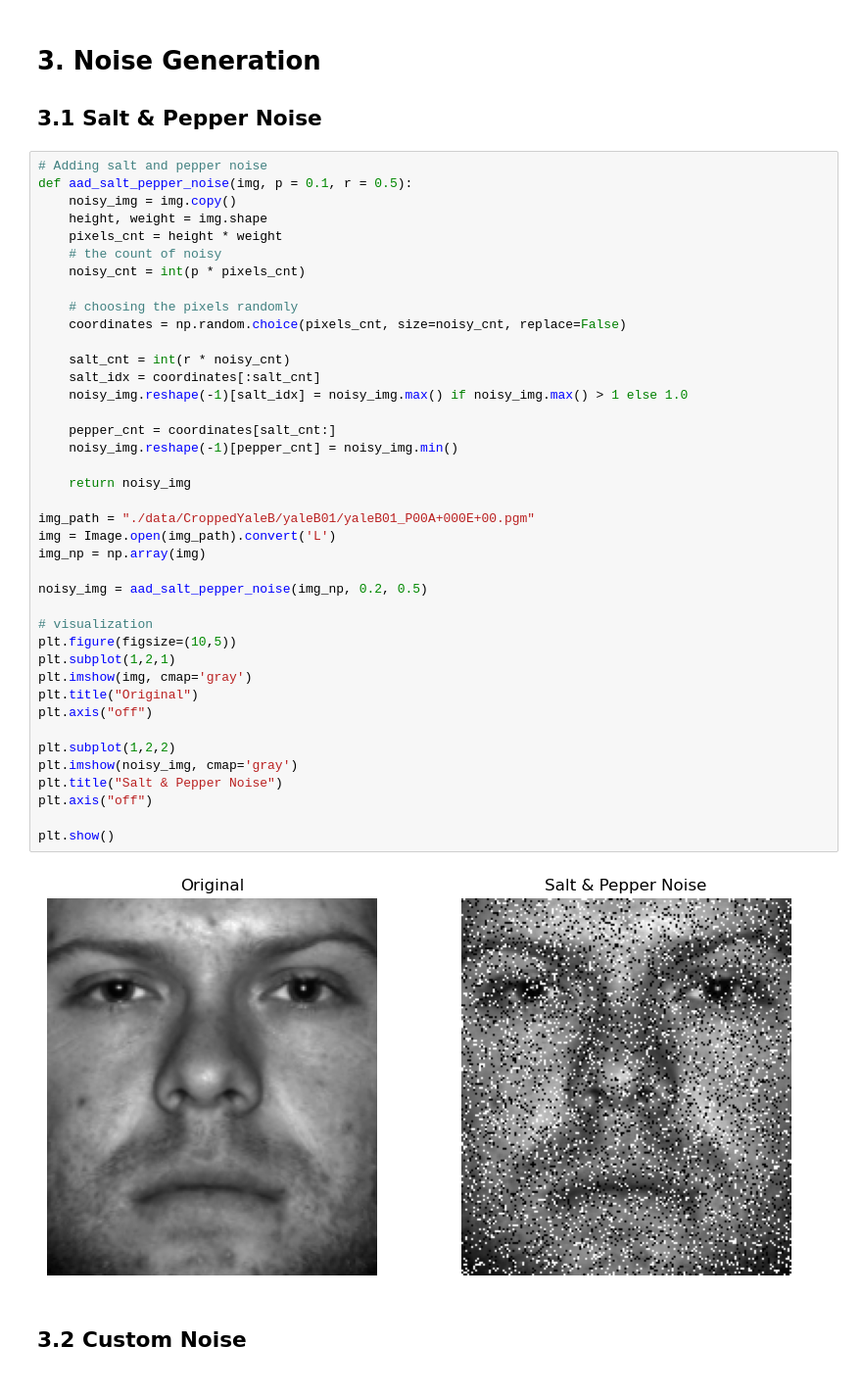
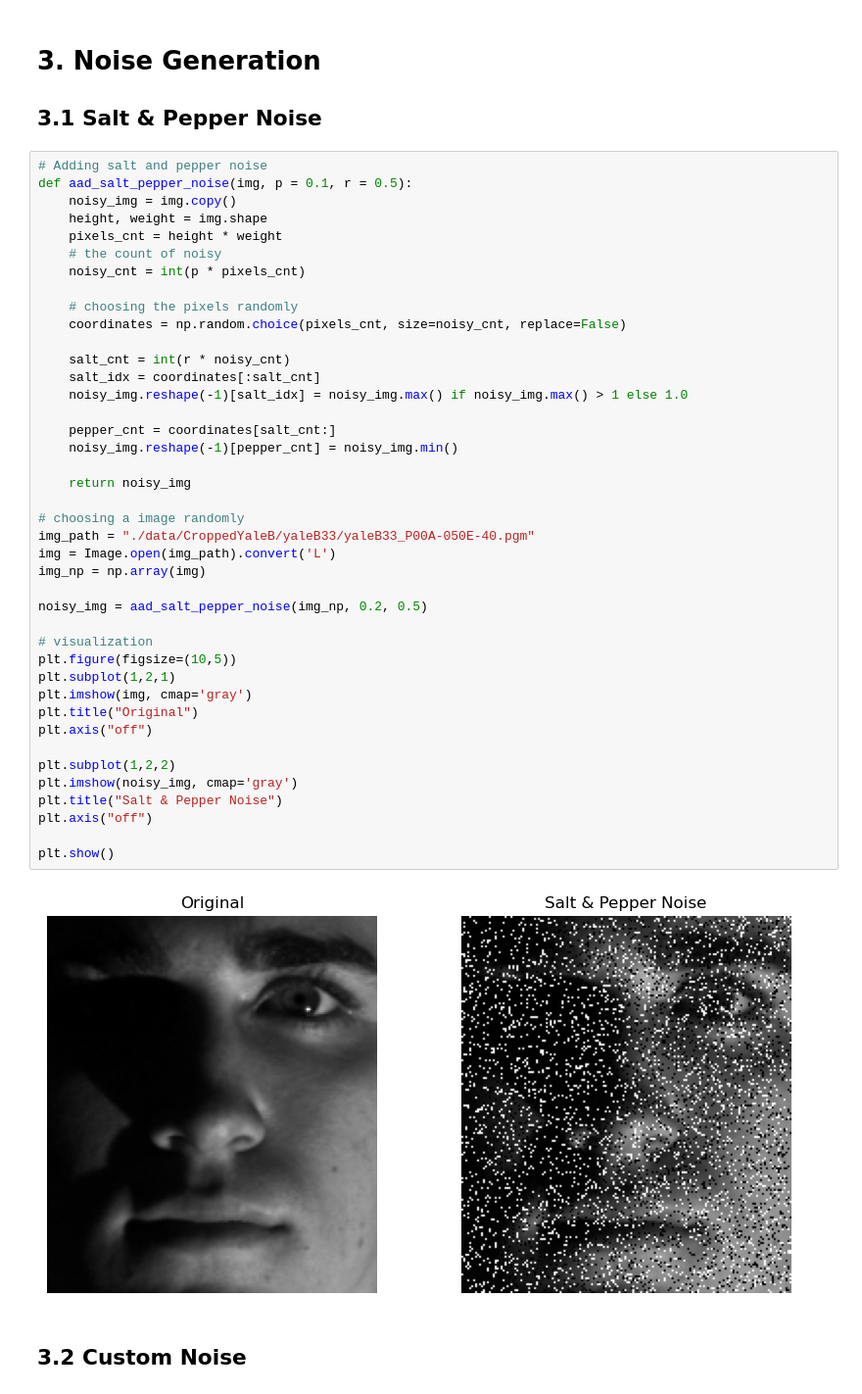
Before and after one commit to PartinGQAQ/COMP5328, a Jupyter notebook: Assignment_new_structure.ipynb, the cells around one changed output. Shown: that part at 98% size. Cells and saved outputs as stored; diff of their text form.

```diff
--- a/Assignment_new_structure.ipynb
+++ b/Assignment_new_structure.ipynb
@@ -146,35 +99,36 @@ def aad_salt_pepper_noise(img, p = 0.1, r = 0.5):
     coordinates = np.random.choice(pixels_cnt, size=noisy_cnt, replace=False)
 
     salt_cnt = int(r * noisy_cnt)
     salt_idx = coordinates[:salt_cnt]
     noisy_img.reshape(-1)[salt_idx] = noisy_img.max() if noisy_img.max() > 1 else 1.0
 
     pepper_cnt = coordinates[salt_cnt:]
     noisy_img.reshape(-1)[pepper_cnt] = noisy_img.min()
 
     return noisy_img
 
-img_path = "./data/CroppedYaleB/yaleB01/yaleB01_P00A+000E+00.pgm"
+# choosing a image randomly
+img_path = "./data/CroppedYaleB/yaleB33/yaleB33_P00A-050E-40.pgm"
 img = Image.open(img_path).convert('L')
 img_np = np.array(img)
 
 noisy_img = aad_salt_pepper_noise(img_np, 0.2, 0.5)
 
 # visualization
 plt.figure(figsize=(10,5))
 plt.subplot(1,2,1)
 plt.imshow(img, cmap='gray')
 plt.title("Original")
 plt.axis("off")
 
 plt.subplot(1,2,2)
 plt.imshow(noisy_img, cmap='gray')
 plt.title("Salt & Pepper Noise")
 plt.axis("off")
 
 plt.show()
 # %% [output]
-[figure, old version]
+[figure, new version]
 # %% [markdown]
 ## 3.2 Custom Noise
 # %% [markdown]
```
Also changed, not shown: parts of 8 cells of this notebook.
